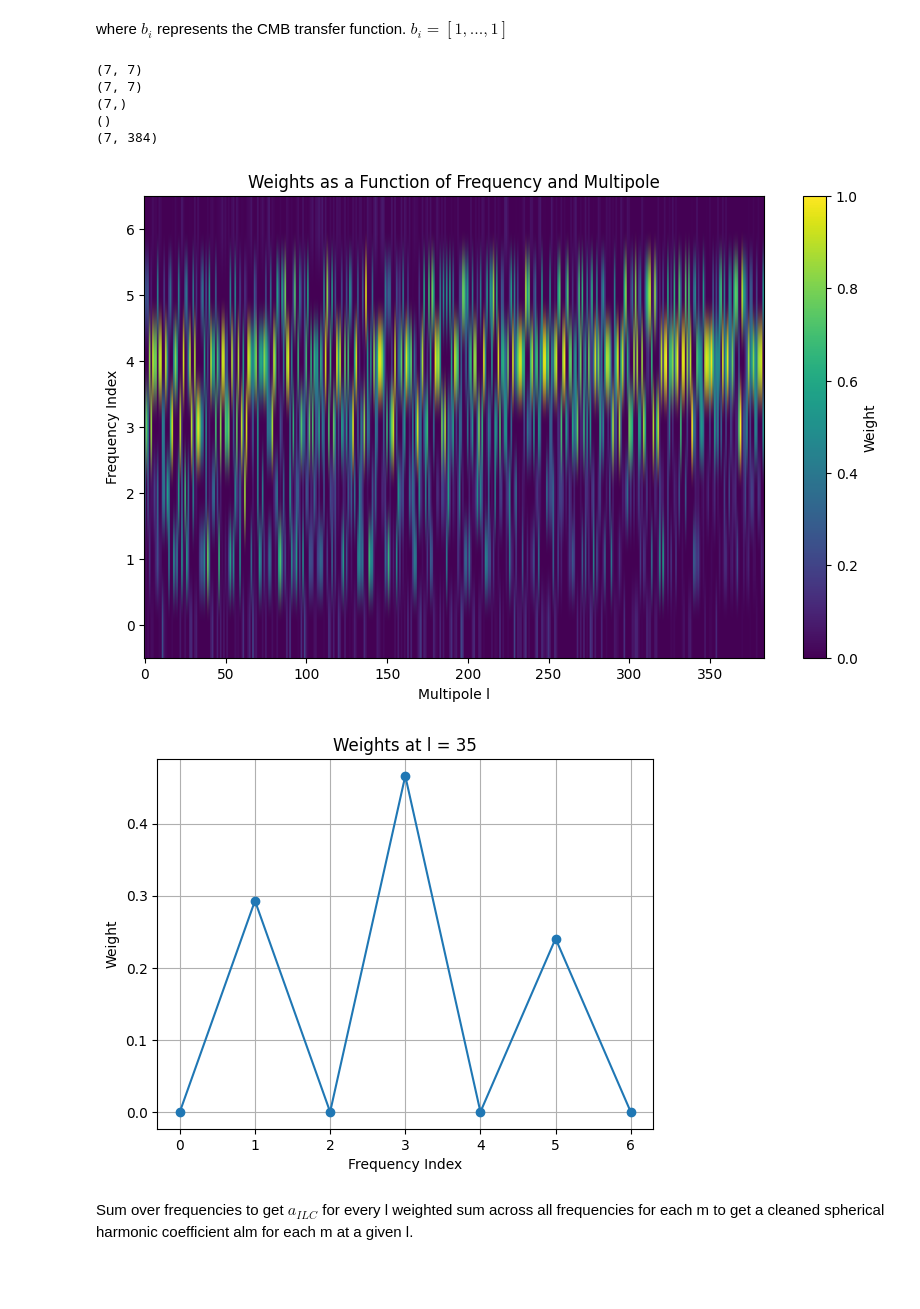
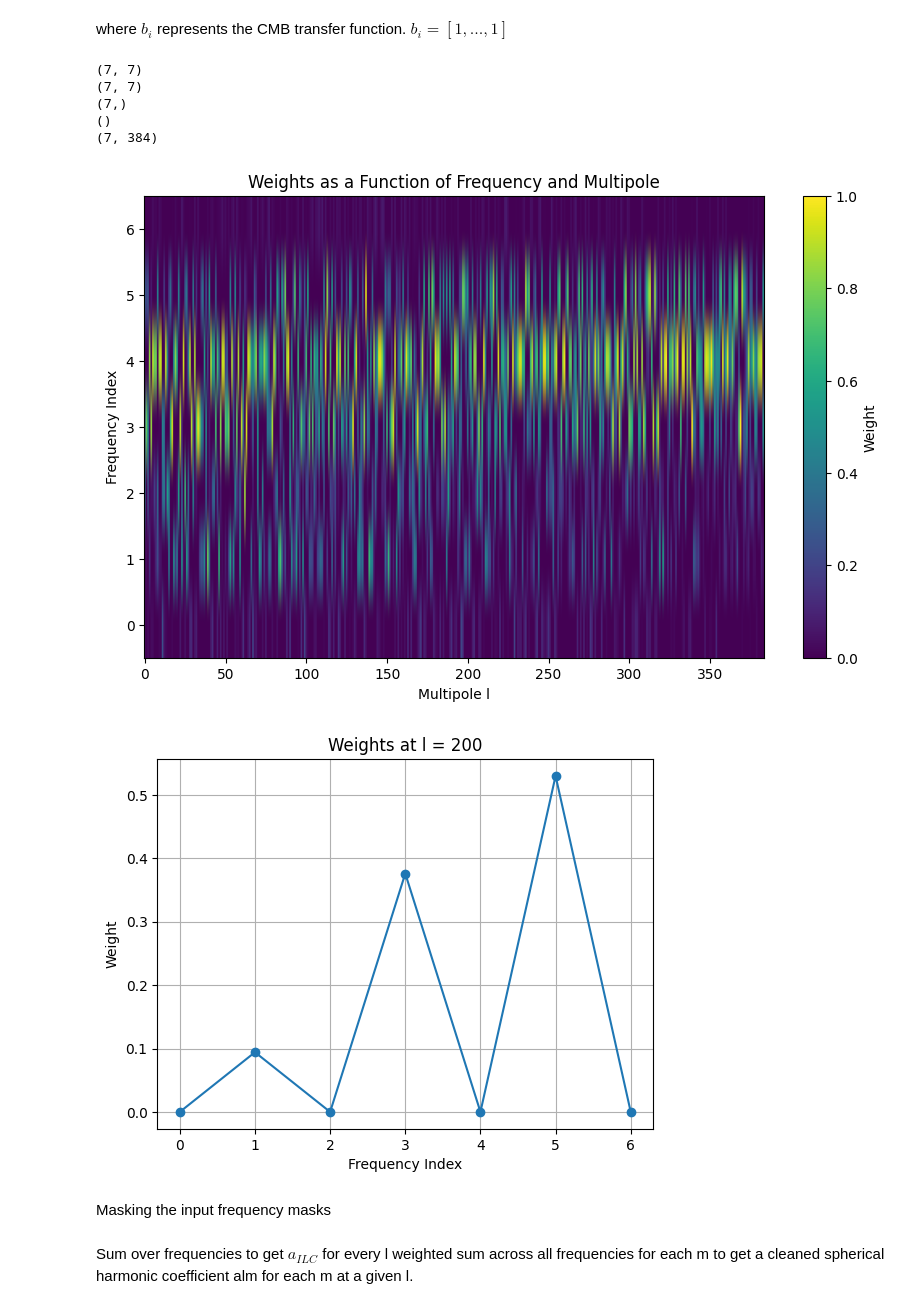
Before and after one commit to urwa99/Internship_Rome, a Jupyter notebook: masked_HILC.ipynb, the cells around one changed output. Saved outputs shown, nothing was run; the diff lists cells and outputs as text; code cells hidden in the pictures; blank space fills up the shorter version.

```diff
--- a/masked_HILC.ipynb
+++ b/masked_HILC.ipynb
@@ -116,11 +116,11 @@ print(C_l.shape)
 # %% [markdown]
 Add a galaxy cut to get rid of emissions from the galactic plane. Create Mask
 # %%
-gal_cut = np.radians(10)
-amask = np.zeros(npix, dtype=np.float32)
-amask[hp.query_strip(nside, np.pi/2-gal_cut, np.pi/2+gal_cut)] = 1
-#mask[hp.query_disc(nside, hp.ang2vec(np.pi/2, 0), np.radians(20))] = 1
-mask = np.clip(hp.smoothing(amask, fwhm=np.radians(10)), 0, None)
+gal_cut = np.radians(10) #galactic latitutde of 10 degrees
+amask = np.zeros(npix, dtype=np.float64)
+amask[hp.query_strip(nside, np.pi/2-gal_cut, np.pi/2+gal_cut)] = 1 #10 degrees above and below the galactic plane
+#amask[hp.query_disc(nside, hp.ang2vec(np.pi/2, 0), np.radians(20))] = 1
+mask = np.clip(hp.smoothing(amask, fwhm=np.radians(10)), 0, None) #apodizing
 
 print(amask.shape)
 mean=np.mean(1-amask)#mean of the mask
@@ -148,7 +139,8 @@ where $\tilde{C}_l^{ij}$ is the pseudo power spectrum aka the masked power spect
 # %%
 pcl =np.zeros((lmax+1, n_freqs, n_freqs))
 cl_dec = np.zeros((lmax+1, n_freqs, n_freqs))
-ells = np.arange(len(pcl))
+#ells = np.arange(len(pcl))
+ells =np.arange(lmax+1)
 print(ells.shape)
 
 # Loop over all pairs of frequency maps (cross-power spectra)
@@ -168,15 +160,15 @@ for i in range(n_freqs):
         b = nmt.NmtBin.from_nside_linear(nside, 1)
 
         # Create NaMaster workspace and get the coupling matrix
-        #w = nmt.NmtWorkspace.from_fields(f_i, f_j, b)
-        w = nmt.NmtWorkspace()
+        w = nmt.NmtWorkspace.from_fields(f_i, f_j, b)
+        #w = nmt.NmtWorkspace()
         w.compute_coupling_matrix(f_i, f_j, b)
 
         #w.compute(f_i, f_j, b)
         mcm = w.get_coupling_matrix() #lxl
 
         # Compute the inverse of the mode-coupling matrix
-        mcm_inv = np.linalg.pinv(mcm+ 1e-6 * np.eye(mcm.shape[0]))
+        mcm_inv = np.linalg.pinv(mcm, rcond=1e-6)
 
         # Compute the decoupled power spectrum using Einstein summation
         cl_dec[:, i, j] = np.einsum('ij,j->i', mcm_inv, pcl[:, i, j])
@@ -259,36 +284,38 @@ for l in range(lmax+1):
         w_i[:,l] /= np.sum(w_i[:,l], axis=0, keepdims=True)  # Normalize to sum to 1
 
 print(Cl_matrix.shape)
 print(cl_dec_inv.shape)
 print(numerator.shape)
 print(denominator.shape)
 print(w_i.shape) #nf x m array
 
 
 plt.figure(figsize=(10, 6))
 plt.imshow(w_i, aspect='auto', cmap='viridis', origin='lower')
 plt.colorbar(label="Weight")
 plt.xlabel("Multipole l")
 plt.ylabel("Frequency Index")
 plt.title("Weights as a Function of Frequency and Multipole")
 plt.show()
 
 
-plt.plot(range(n_freqs), w_i[:, 35], marker='o', linestyle='-')
+plt.plot(range(n_freqs), w_i[:, 200], marker='o', linestyle='-')
 
 plt.xlabel("Frequency Index")
 plt.ylabel("Weight")
-plt.title(f"Weights at l = {35}")
+plt.title(f"Weights at l = {200}")
 plt.grid()
 plt.show()
 # %% [output]
 (7, 7)
 (7, 7)
 (7,)
 ()
 (7, 384)
 [figure]
-[figure, old version]
+[figure, new version]
+# %% [markdown]
+Masking the input frequency masks
 # %%
 masked =np.zeros((n_freqs, npix))
 alm_masked = np.zeros((n_freqs, almsize), dtype=complex)
```
Also changed, not shown: parts of 14 cells of this notebook.
